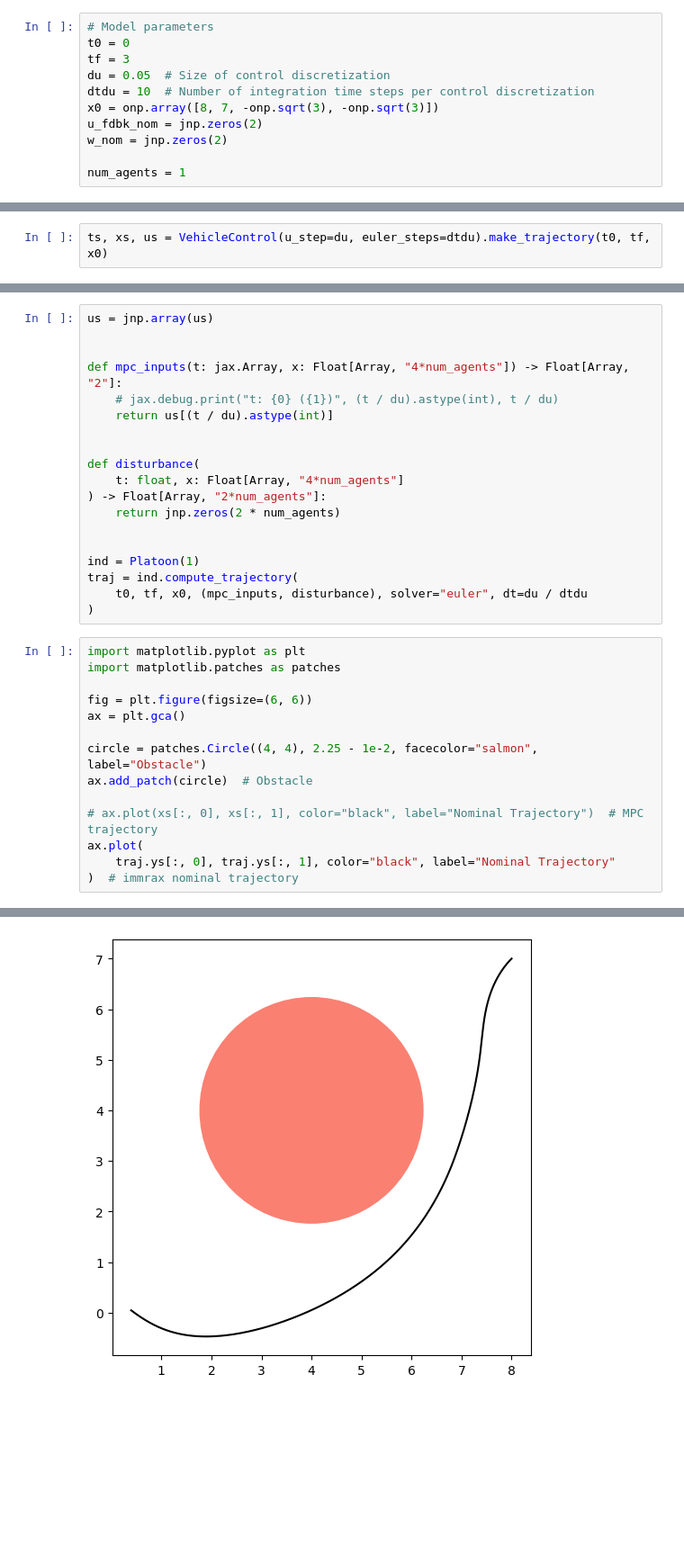
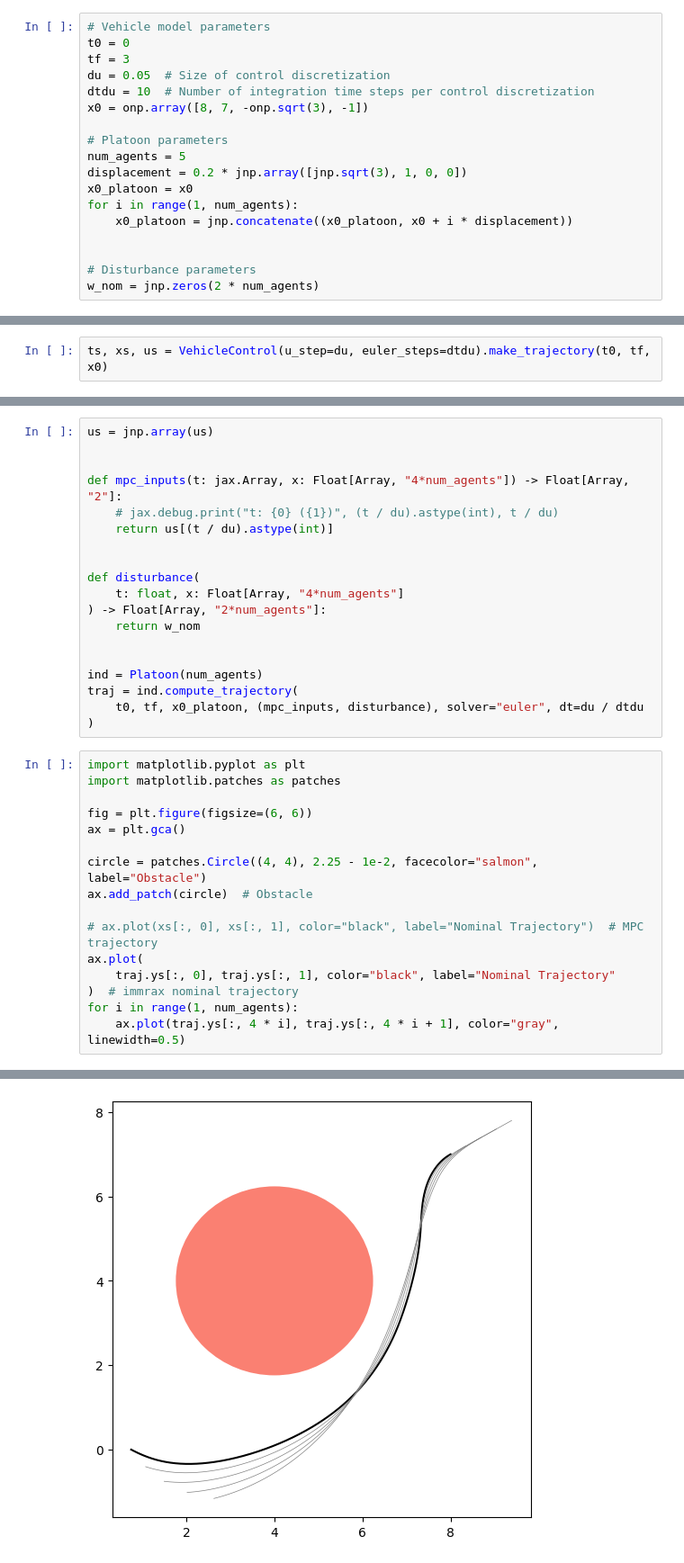
Before and after one commit to gtfactslab/immrax, a Jupyter notebook: examples/auxillary_vars/platoon.ipynb, the cells around one changed output, grey strips where cells are left out. Shown at 90% size. Cells and saved outputs as stored; diff of their text form; blank space fills up the shorter version.

Commit message:
feat: add follower dynamics to platoon

```diff
--- a/examples/auxillary_vars/platoon.ipynb
+++ b/examples/auxillary_vars/platoon.ipynb
@@ -9,16 +9,23 @@ from jaxtyping import Float, Array
 from casadi import MX, Function, Opti, pi, tanh
 import numpy as onp
 # %%
-# Model parameters
+# Vehicle model parameters
 t0 = 0
 tf = 3
 du = 0.05  # Size of control discretization
 dtdu = 10  # Number of integration time steps per control discretization
-x0 = onp.array([8, 7, -onp.sqrt(3), -onp.sqrt(3)])
-u_fdbk_nom = jnp.zeros(2)
-w_nom = jnp.zeros(2)
+x0 = onp.array([8, 7, -onp.sqrt(3), -1])
 
-num_agents = 1
+# Platoon parameters
+num_agents = 5
+displacement = 0.2 * jnp.array([jnp.sqrt(3), 1, 0, 0])
+x0_platoon = x0
+for i in range(1, num_agents):
+    x0_platoon = jnp.concatenate((x0_platoon, x0 + i * displacement))
+
+
+# Disturbance parameters
+w_nom = jnp.zeros(2 * num_agents)
 # %%
 class VehicleControl:
     def __init__(self, n_horizon=20, u_step=0.25, euler_steps=10):
@@ -172,12 +209,12 @@ def mpc_inputs(t: jax.Array, x: Float[Array, "4*num_agents"]) -> Float[Array, "2
 def disturbance(
     t: float, x: Float[Array, "4*num_agents"]
 ) -> Float[Array, "2*num_agents"]:
-    return jnp.zeros(2 * num_agents)
+    return w_nom
 
 
-ind = Platoon(1)
+ind = Platoon(num_agents)
 traj = ind.compute_trajectory(
-    t0, tf, x0, (mpc_inputs, disturbance), solver="euler", dt=du / dtdu
+    t0, tf, x0_platoon, (mpc_inputs, disturbance), solver="euler", dt=du / dtdu
 )
 # %%
 import matplotlib.pyplot as plt
@@ -193,4 +230,6 @@ ax.add_patch(circle)  # Obstacle
 ax.plot(
     traj.ys[:, 0], traj.ys[:, 1], color="black", label="Nominal Trajectory"
 )  # immrax nominal trajectory
+for i in range(1, num_agents):
+    ax.plot(traj.ys[:, 4 * i], traj.ys[:, 4 * i + 1], color="gray", linewidth=0.5)
 # %% [output]
@@ -198 +236 @@ ax.plot(
-[figure, old version]
+[figure, new version]
```
Also changed, not shown: parts of 2 cells of this notebook.
